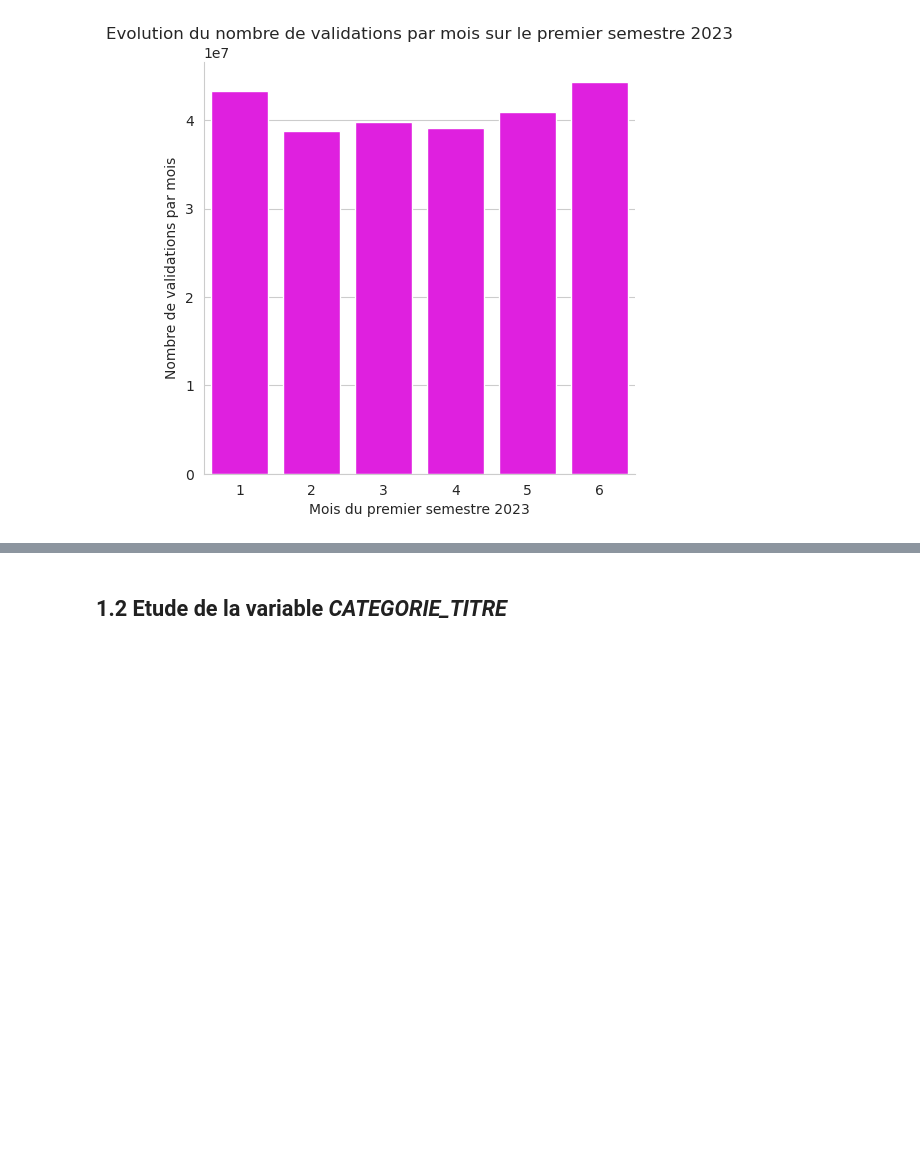
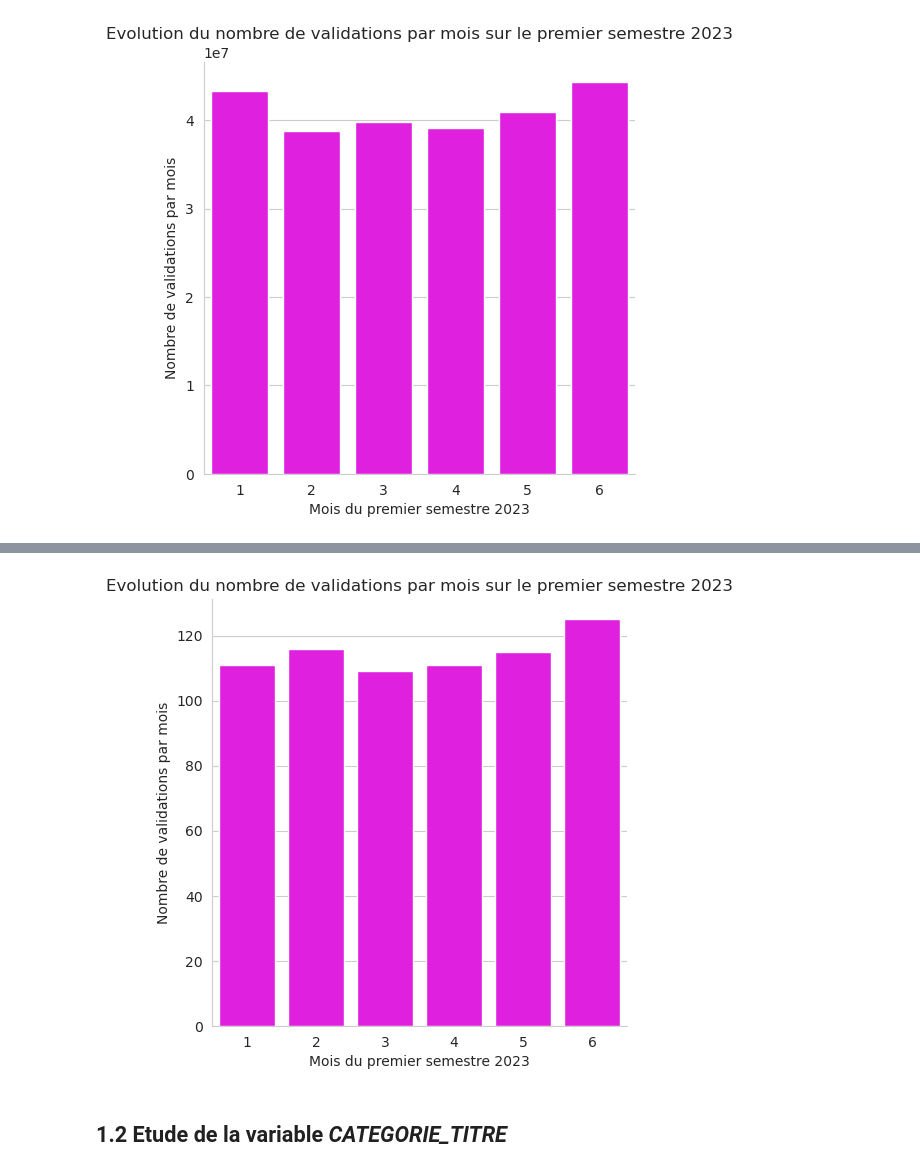
Before and after one commit to jlechat/Frequentation-des-stations-de-TC-en-Ile-de-France, a Jupyter notebook: 2- Statistiques descriptives/Stat_desc_2023.ipynb, the cells around one changed output, grey strips where cells are left out. Drawn from its saved outputs; the diff is of its cells as text; code cells hidden in the pictures; blank space fills up the shorter version.

```diff
--- a/2- Statistiques descriptives/Stat_desc_2023.ipynb
+++ b/2- Statistiques descriptives/Stat_desc_2023.ipynb
@@ -474,0 +490,5 @@ NameError: name 'validations_23_RER' is not defined
+# %%
+# évolution de la médiane du nombre de validations par mois
+
+vald_23_RER_med_mois = validations_23_RER.groupby('Mois').agg({'NB_VALD': 'median'}).reset_index()
+vald_23_RER_med_mois
@@ -475,2 +503,13 @@ NameError: name 'validations_23_RER' is not defined
+# %%
+# graphe de la médiane du nombre de validations par mois sur le premier semestre 2023
+
+sns.set_style("whitegrid")
+g = sns.catplot(x='Mois', y='NB_VALD', data=vald_23_RER_med_mois, kind = "bar", height = 5, aspect = 1, color = "magenta")
+g.set_axis_labels('Mois du premier semestre 2023', 'Nombre de validations par mois')
+plt.title('Evolution du nombre de validations par mois sur le premier semestre 2023')
+
+plt.show()
+# %% [output]
+[figure, added]
 # %% [markdown]
 ## 1.2 Etude de la variable *CATEGORIE_TITRE*
```
Also changed, not shown: parts of 15 cells of this notebook.
